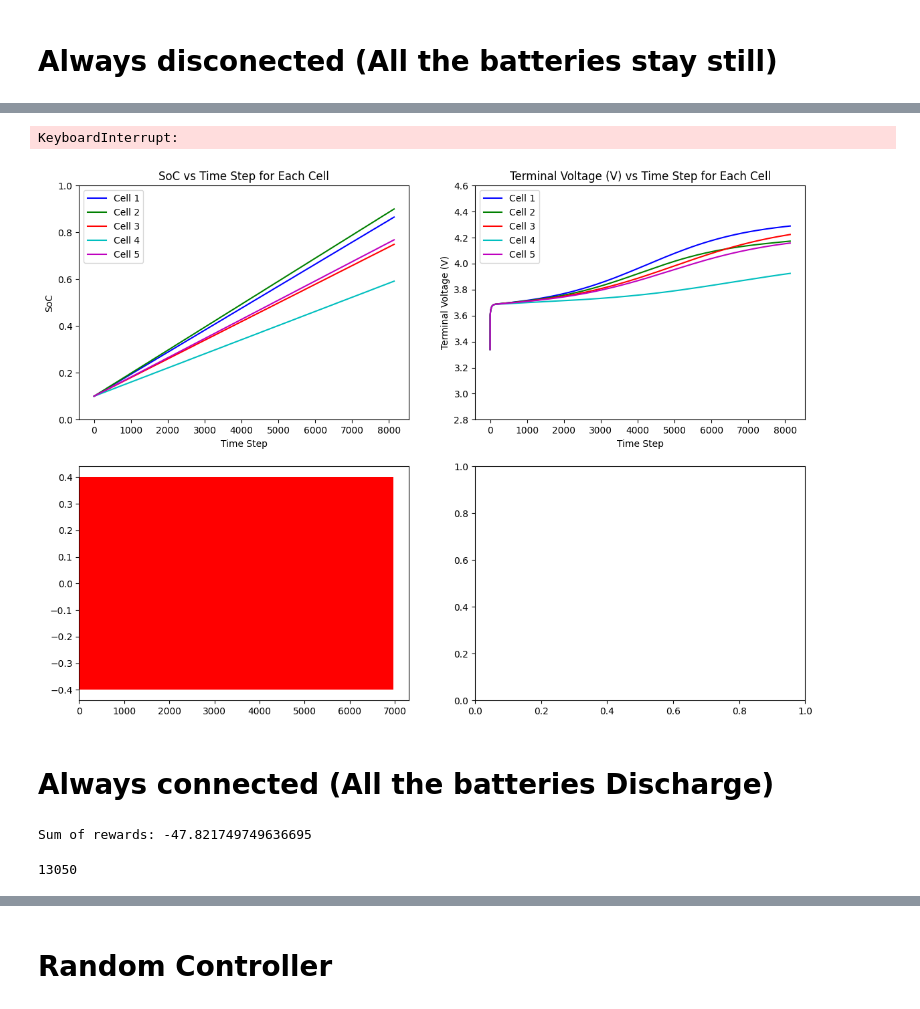
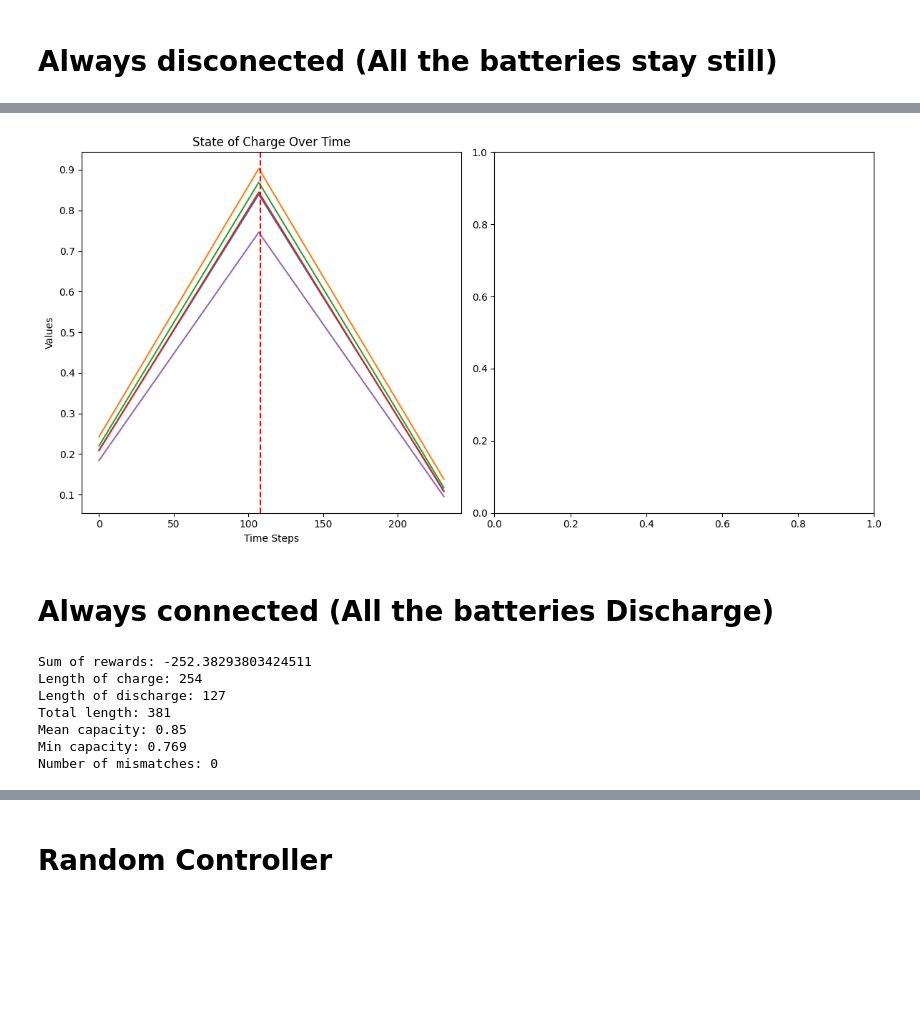
Before and after one commit to LeoBenac/BMS_project, a Jupyter notebook: bms_project_new.ipynb, the cells around one changed output, grey strips where cells are left out. Cells and saved outputs as stored; diff of their text form; code cells hidden in the pictures; blank space fills up the shorter version.

```diff
--- a/bms_project_new.ipynb
+++ b/bms_project_new.ipynb
@@ -77,32 +132,68 @@ plt.plot(np.arange(len(states_1)), states_1)
-# %%
-plot_bms_evolution(bms, states_1, states_voltage_1, actions_1, rewards_1, dones_1, include_bad_rewards=True)
-# %% [output]
-KeyboardInterrupt:
-[figure, removed]
+# %%
+fig, axs = plt.subplots(1, 2, figsize=(12, 6))  # Create a figure with 1 row and 2 columns
+
+# Plot for State of Charge
+axs[0].plot(states_soc_1, label='State of Charge')
+axs[0].set_title('State of Charge Over Time')
+axs[0].set_xlabel('Time Steps')
+axs[0].set_ylabel('Values')
+axs[0].axvline(x=charge_end_1, color='r', linestyle='--', label='Charge End')
+
+# # Plot for Voltage
+# axs[1].plot(states_voltage_1, label='Voltage')
+# axs[1].set_title('Voltage Over Time')
+# axs[1].set_xlabel('Time Steps')
+# axs[1].set_ylabel('Values')
+# axs[1].axvline(x=charge_end_1, color='r', linestyle='--', label='Charge End')
+
+
+plt.tight_layout()  # Adjust layout to prevent overlap
+# %% [output]
+[figure, added]
 # %% [markdown]
 # Always connected (All the batteries Discharge)
 # %%
-bms.reset()
-states_2 = [bms.state]
-states_voltage_2 = [bms.state_voltage]
+bms.reset(seed = 0)
+states_soc_2 = [bms.state[:num_cells]]
+states_voltage_2 = [bms.state[num_cells:]]
 actions_2 = []
 rewards_2 = []
 dones_2 = [False]
 
-while not dones_2[-1] and len(states_2) < T:
+while not dones_2[-1] and len(states_soc_2) < T:
     action = [1 for _ in range(num_cells)]
-    # action = [0, 0, 0, 1, 0]
     actions_2.append(action)
     state, reward, done, _, _ = bms.step(action)
-    states_2.append(state)
-    states_voltage_2.append(bms.state_voltage)
+    states_soc_2.append(state[:num_cells])
+    states_voltage_2.append(state[num_cells:])
     rewards_2.append(reward)
     dones_2.append(done)
 
 print(f"Sum of rewards: {np.sum(rewards_2)}")
+
+charge_end_2 = len(states_soc_2)
+mean_capacity_2 = np.mean(states_soc_2[-1])
+min_capacity_2 = np.min(states_soc_2[-1])
+actions_2 = np.array(actions_2)
+mismatches_2 = sum([np.sum(actions_2[i] != actions_2[i+1]) for i in range(len(actions_2) - 1)])
+
+
+while states_soc_2[-1].min() > 0.1:
+    bms.discharge()
+    states_soc_2.append(bms.state[:num_cells])
+    states_voltage_2.append(bms.state[num_cells:])
+
+print(f"Length of charge: {charge_end_2}")
+print(f"Length of discharge: {len(states_soc_2) - charge_end_2}")
+print(f"Total length: {len(states_soc_2)}")
+print(f"Mean capacity: {np.round(mean_capacity_2, 3)}")
+print(f"Min capacity: {np.round(min_capacity_2, 3)}")
+print(f"Number of mismatches: {mismatches_2}")
 # %% [output]
-Sum of rewards: -47.821749749636695
+Sum of rewards: -252.38293803424511
+Length of charge: 254
+Length of discharge: 127
+Total length: 381
+Mean capacity: 0.85
+Min capacity: 0.769
+Number of mismatches: 0
-# %%
-len(states_2)
-# %% [output]
-13050
```
Also changed, not shown: parts of 37 cells of this notebook, 1 other file.
